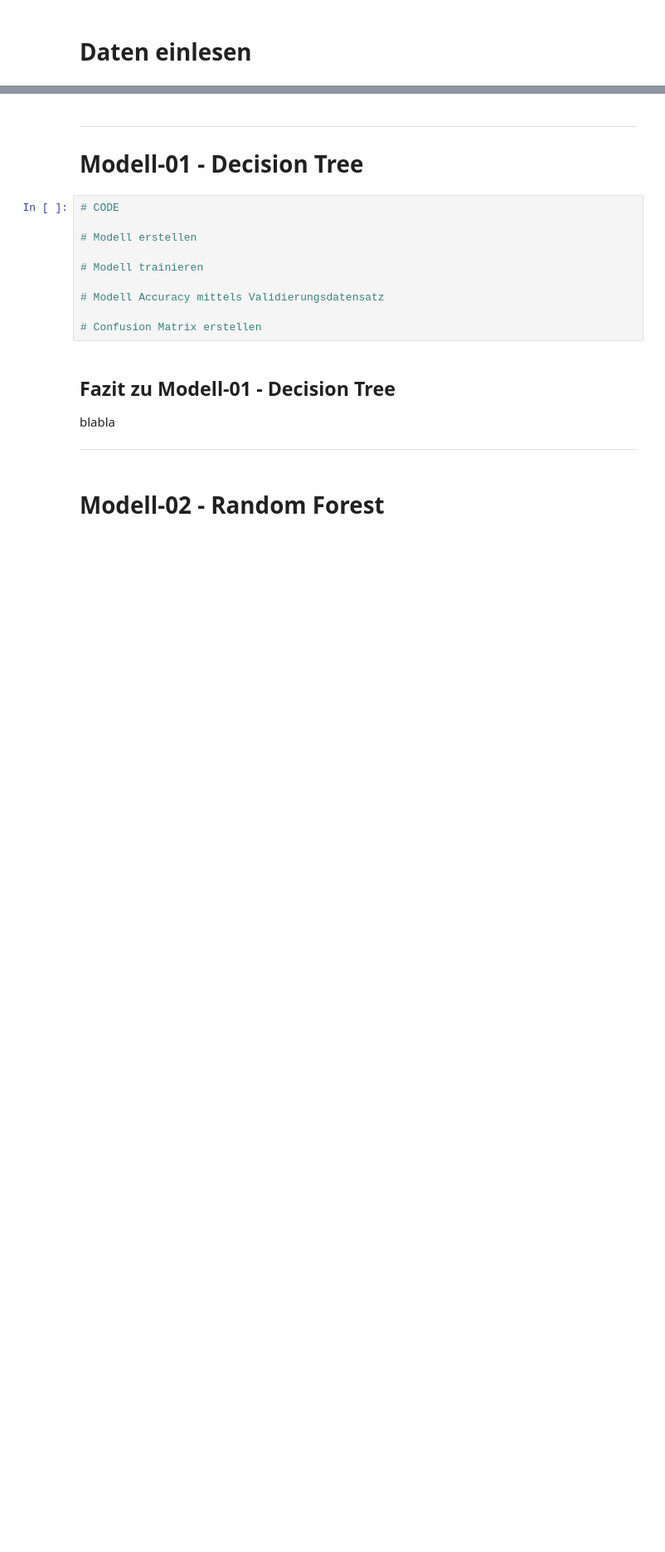
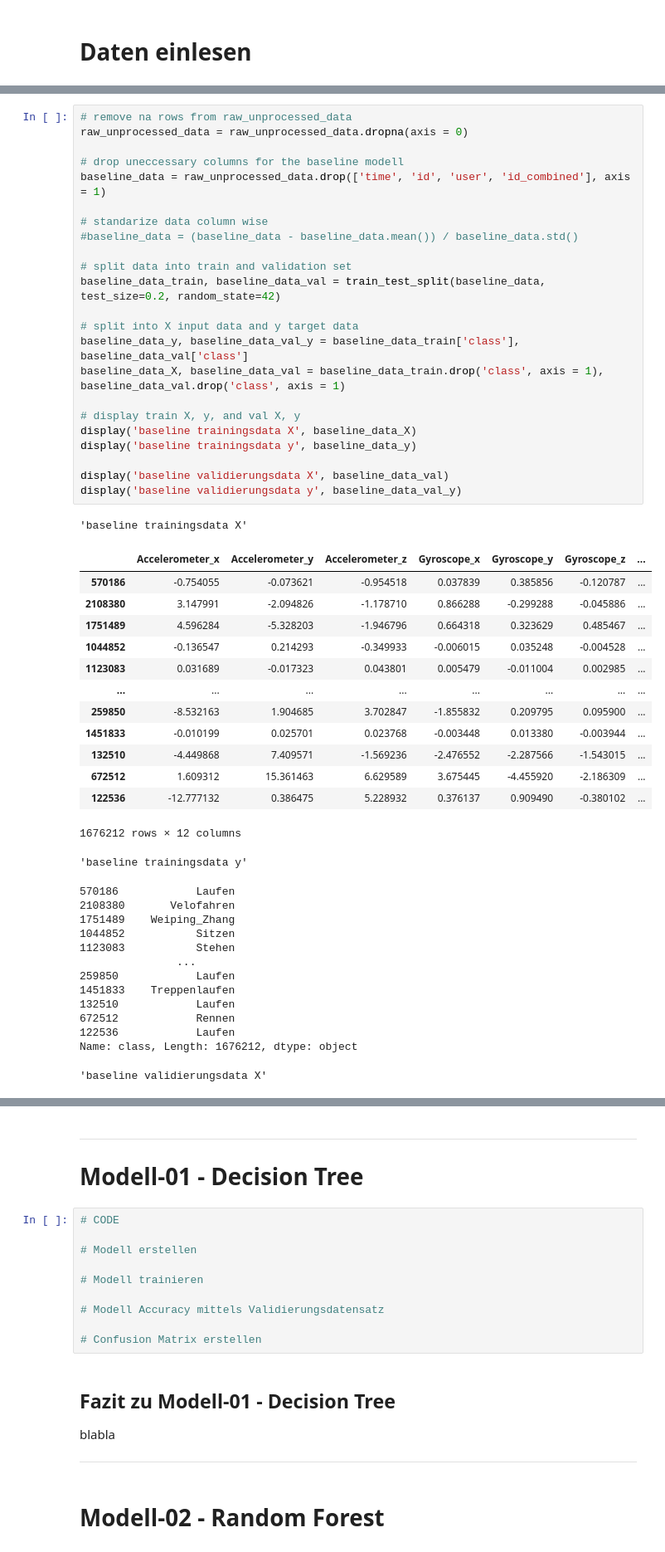
Before and after one commit to CDL1-Sensor/Sensor-Klassifikation-ohne-Deep-Learning, a Jupyter notebook: ML-Modelle.ipynb, the cells around one changed output, grey strips where cells are left out. Shown at 83% size. Saved outputs shown, nothing was run; the diff lists cells and outputs as text; blank space fills up the shorter version.

```diff
--- a/ML-Modelle.ipynb
+++ b/ML-Modelle.ipynb
@@ -25,0 +85,52 @@ Hier in diesem Notebook erstellen wir unsere Machine Learning Modelle.
+# %%
+# remove na rows from raw_unprocessed_data
+raw_unprocessed_data = raw_unprocessed_data.dropna(axis = 0)
+
+# drop uneccessary columns for the baseline modell
+baseline_data = raw_unprocessed_data.drop(['time', 'id', 'user', 'id_combined'], axis = 1)
+
+# standarize data column wise
+#baseline_data = (baseline_data - baseline_data.mean()) / baseline_data.std()
+
+# split data into train and validation set
+baseline_data_train, baseline_data_val = train_test_split(baseline_data, test_size=0.2, random_state=42)
+
+# split into X input data and y target data
+baseline_data_y, baseline_data_val_y = baseline_data_train['class'], baseline_data_val['class']
+baseline_data_X, baseline_data_val = baseline_data_train.drop('class', axis = 1), baseline_data_val.drop('class', axis = 1)
+
+# display train X, y, and val X, y
+display('baseline trainingsdata X', baseline_data_X)
+display('baseline trainingsdata y', baseline_data_y)
+
+display('baseline validierungsdata X', baseline_data_val)
+display('baseline validierungsdata y', baseline_data_val_y)
+# %% [output]
+'baseline trainingsdata X'
+|  | Accelerometer_x | Accelerometer_y | Accelerometer_z | Gyroscope_x | Gyroscope_y | Gyroscope_z | ... |
+| 570186 | -0.754055 | -0.073621 | -0.954518 | 0.037839 | 0.385856 | -0.120787 | ... |
+| 2108380 | 3.147991 | -2.094826 | -1.178710 | 0.866288 | -0.299288 | -0.045886 | ... |
+| 1751489 | 4.596284 | -5.328203 | -1.946796 | 0.664318 | 0.323629 | 0.485467 | ... |
+| 1044852 | -0.136547 | 0.214293 | -0.349933 | -0.006015 | 0.035248 | -0.004528 | ... |
+| 1123083 | 0.031689 | -0.017323 | 0.043801 | 0.005479 | -0.011004 | 0.002985 | ... |
+| ... | ... | ... | ... | ... | ... | ... | ... |
+| 259850 | -8.532163 | 1.904685 | 3.702847 | -1.855832 | 0.209795 | 0.095900 | ... |
+| 1451833 | -0.010199 | 0.025701 | 0.023768 | -0.003448 | 0.013380 | -0.003944 | ... |
+| 132510 | -4.449868 | 7.409571 | -1.569236 | -2.476552 | -2.287566 | -1.543015 | ... |
+| 672512 | 1.609312 | 15.361463 | 6.629589 | 3.675445 | -4.455920 | -2.186309 | ... |
+| 122536 | -12.777132 | 0.386475 | 5.228932 | 0.376137 | 0.909490 | -0.380102 | ... |
+1676212 rows × 12 columns
+'baseline trainingsdata y'
+570186            Laufen
+2108380       Velofahren
+1751489    Weiping_Zhang
+1044852           Sitzen
+1123083           Stehen
+               ...
+259850            Laufen
+1451833    Treppenlaufen
+132510            Laufen
+672512            Rennen
+122536            Laufen
+Name: class, Length: 1676212, dtype: object
+'baseline validierungsdata X'
```
Also changed, not shown: parts of 9 cells of this notebook.
